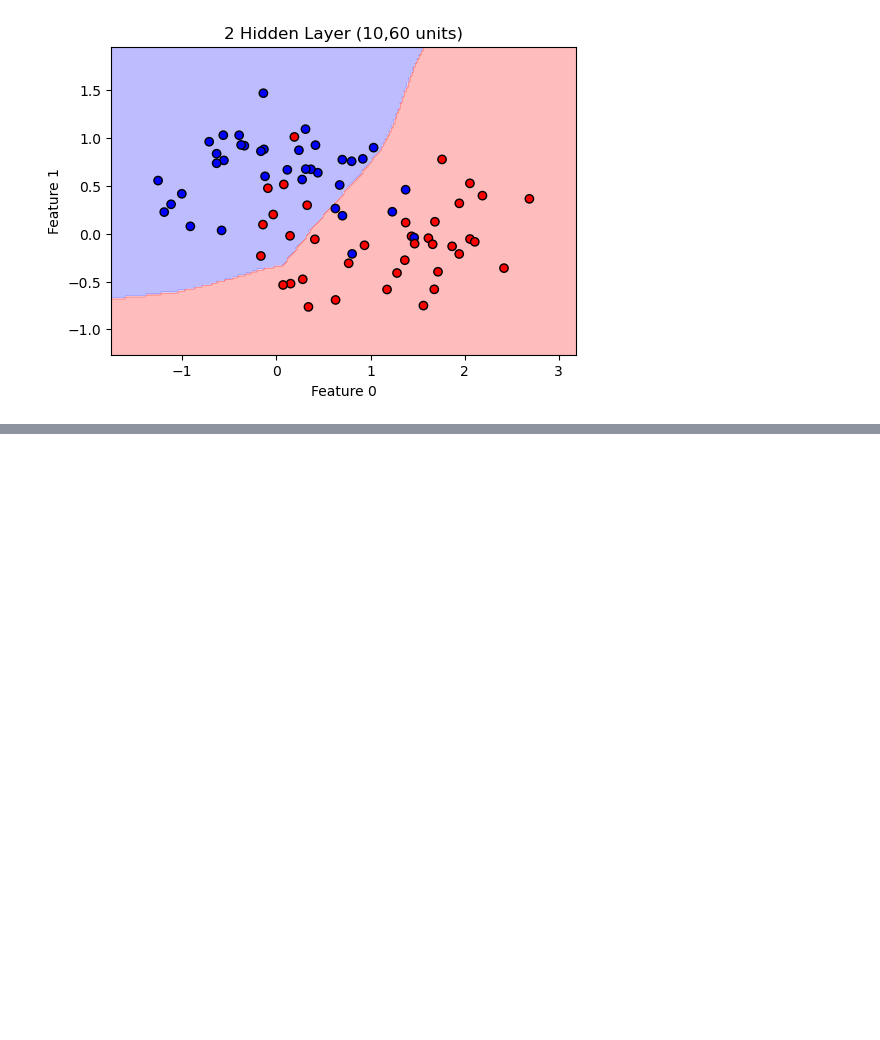
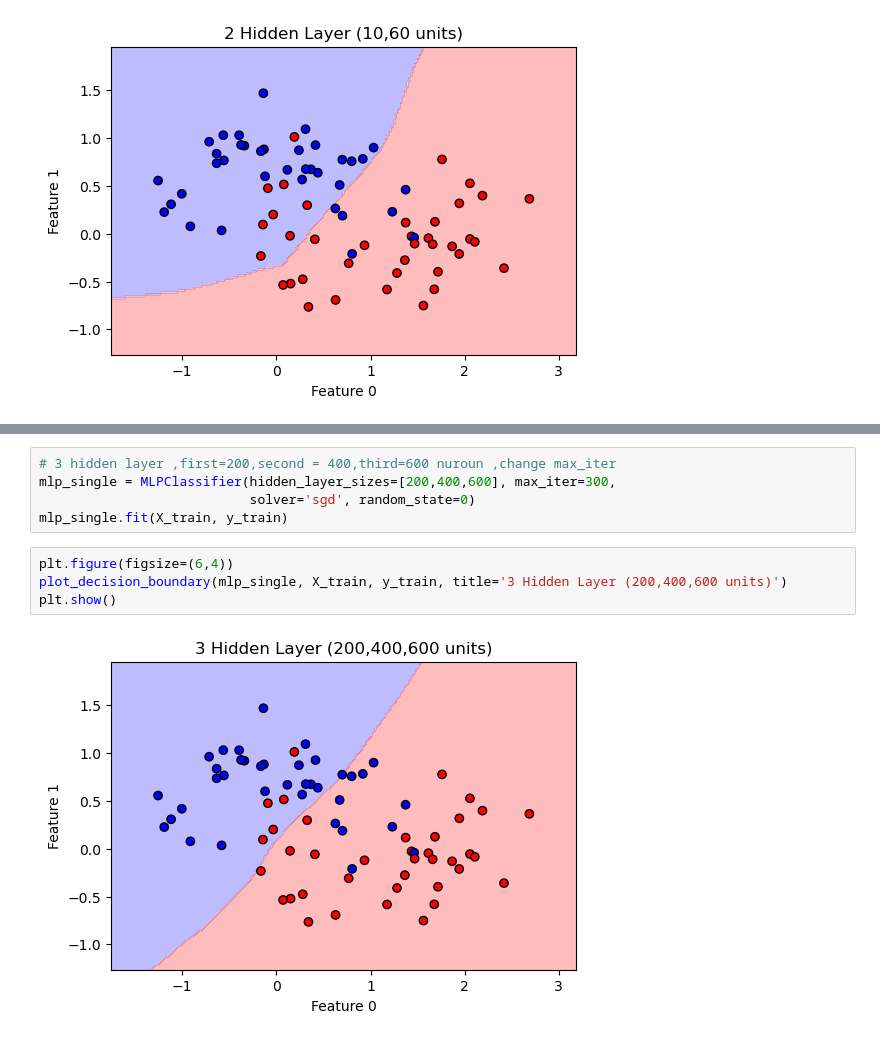
Before and after one commit to RuqayaAli/ML_repo, a Jupyter notebook: Deeb_Learning/Day_1/Basic NN with SKLearn.ipynb, the cells around one changed output, grey strips where cells are left out. Drawn from its saved outputs; the diff is of its cells as text; blank space fills up the shorter version.

```diff
--- a/Deeb_Learning/Day_1/Basic NN with SKLearn.ipynb
+++ b/Deeb_Learning/Day_1/Basic NN with SKLearn.ipynb
@@ -100,0 +110,11 @@ mlp_single.fit(X_train, y_train)
+# %%
+# 3 hidden layer ,first=200,second = 400,third=600 nuroun ,change max_iter
+mlp_single = MLPClassifier(hidden_layer_sizes=[200,400,600], max_iter=300,
+                           solver='sgd', random_state=0)
+mlp_single.fit(X_train, y_train)
+# %%
+plt.figure(figsize=(6,4))
+plot_decision_boundary(mlp_single, X_train, y_train, title='3 Hidden Layer (200,400,600 units)')
+plt.show()
+# %% [output]
+[figure, added]
```
Also changed, not shown: parts of 2 cells of this notebook.
